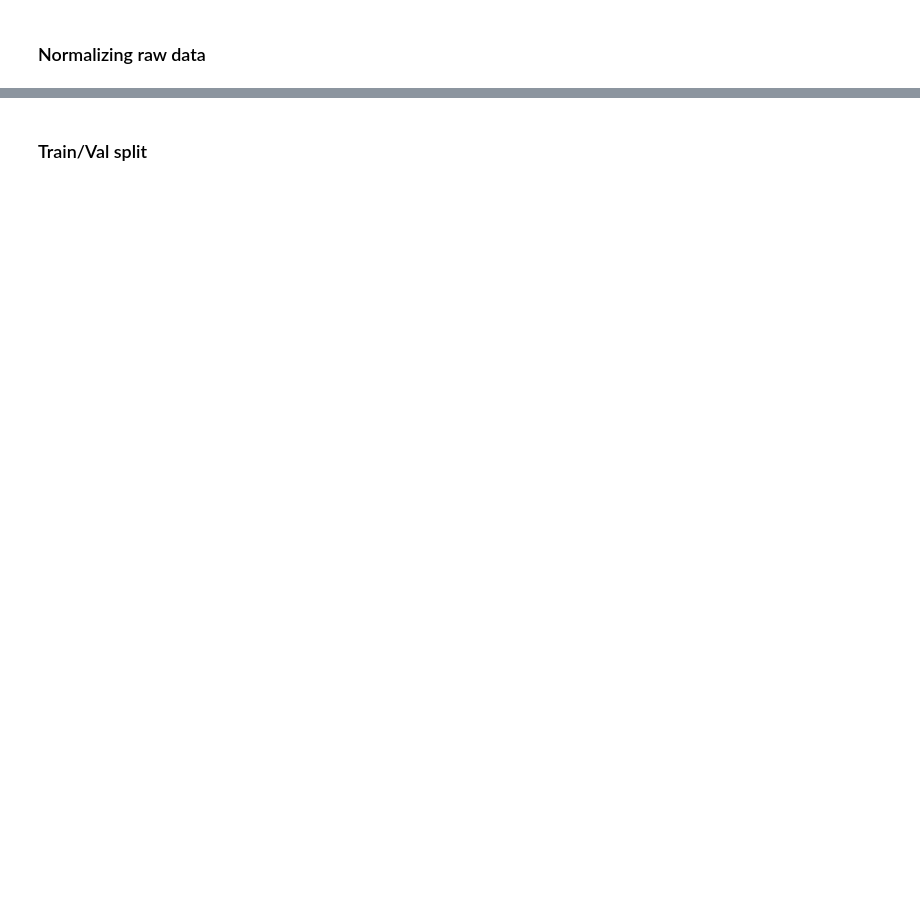
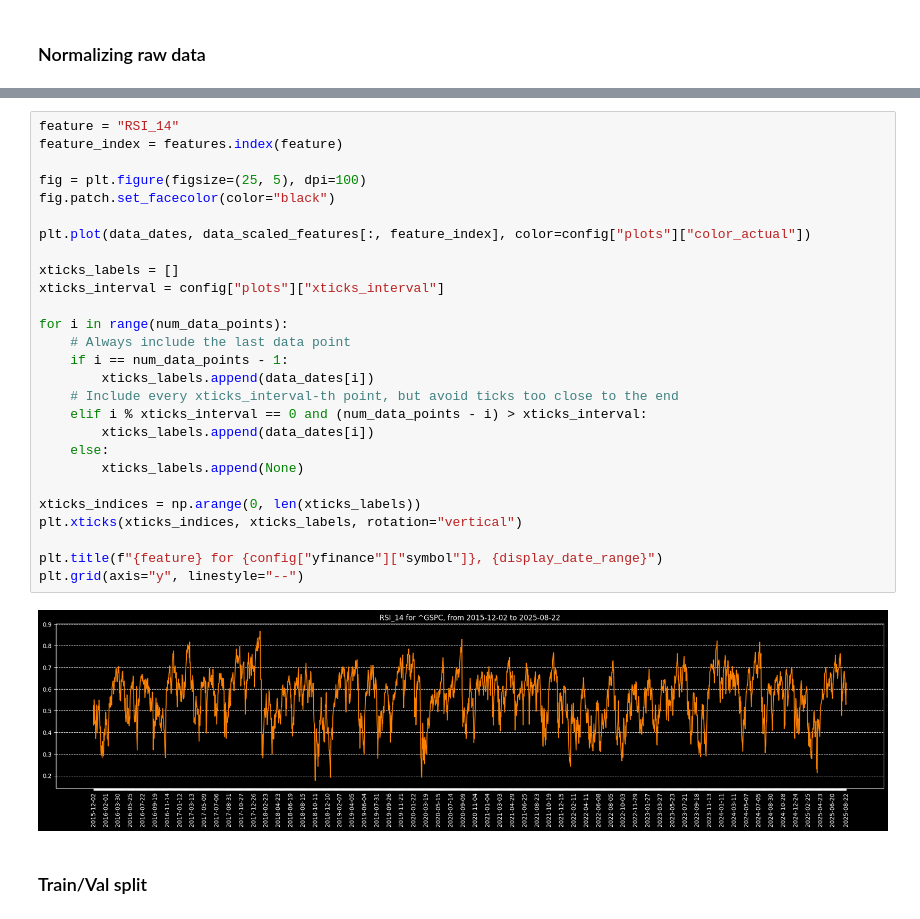
Before and after one commit to brien60/Stock-LSTM, a Jupyter notebook: lstm.ipynb, the cells around one changed output, grey strips where cells are left out. Saved outputs shown, nothing was run; the diff lists cells and outputs as text; blank space fills up the shorter version.

```diff
--- a/lstm.ipynb
+++ b/lstm.ipynb
@@ -166,3 +235,32 @@ plot_data(data_dates, normalized_data_close_price, num_data_points, display_date
+# %%
+feature = "RSI_14"
+feature_index = features.index(feature)
+
+fig = plt.figure(figsize=(25, 5), dpi=100)
+fig.patch.set_facecolor(color="black")
+
+plt.plot(data_dates, data_scaled_features[:, feature_index], color=config["plots"]["color_actual"])
+
+xticks_labels = []
+xticks_interval = config["plots"]["xticks_interval"]
+
+for i in range(num_data_points):
+    # Always include the last data point
+    if i == num_data_points - 1:
+        xticks_labels.append(data_dates[i])
+    # Include every xticks_interval-th point, but avoid ticks too close to the end
+    elif i % xticks_interval == 0 and (num_data_points - i) > xticks_interval:
+        xticks_labels.append(data_dates[i])
+    else:
+        xticks_labels.append(None)
+
+xticks_indices = np.arange(0, len(xticks_labels))
+plt.xticks(xticks_indices, xticks_labels, rotation="vertical")
+
+plt.title(f"{feature} for {config["yfinance"]["symbol"]}, {display_date_range}")
+plt.grid(axis="y", linestyle="--")
+# %% [output]
+[figure, added]
 # %% [markdown]
 ### Train/Val split
 # %%
```
Also changed, not shown: parts of 18 cells of this notebook.
